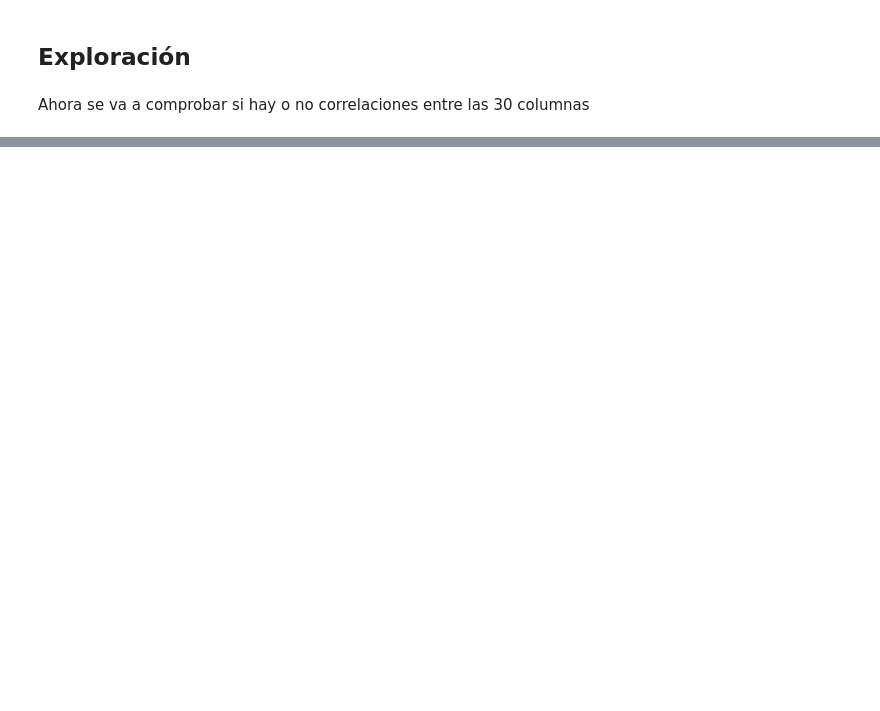
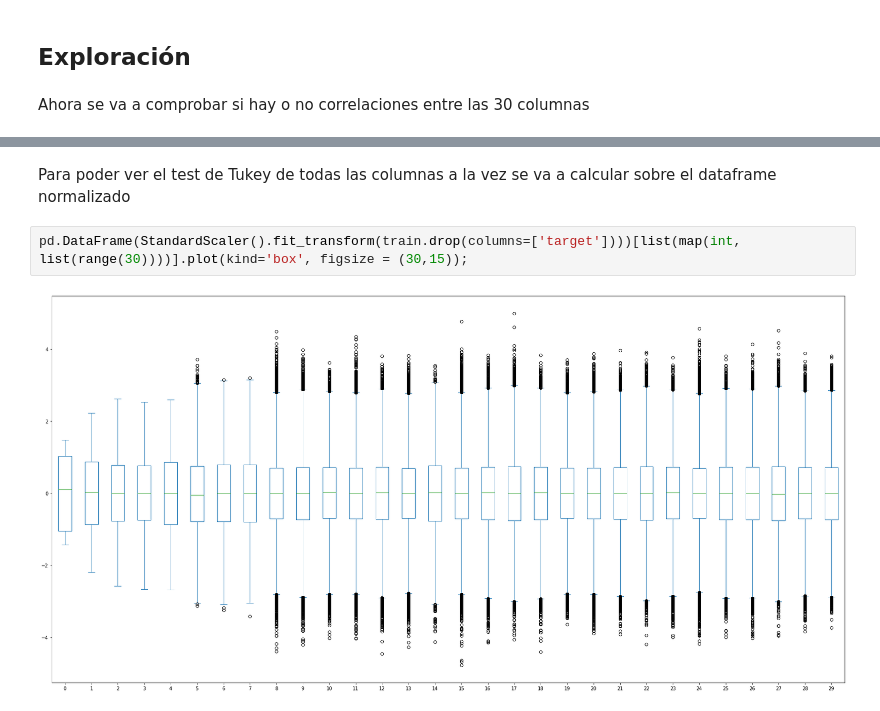
Before and after one commit to rodrigogalan/Proyecto_final, a Jupyter notebook: 3-Analysis_reducido.ipynb, the cells around one changed output, grey strips where cells are left out. Saved outputs shown, nothing was run; the diff lists cells and outputs as text; blank space fills up the shorter version.

```diff
--- a/3-Analysis_reducido.ipynb
+++ b/3-Analysis_reducido.ipynb
@@ -42,0 +73,6 @@ sns.heatmap(train.drop(columns=['target']).corr(),
+# %% [markdown]
+Para poder ver el test de Tukey de todas las columnas a la vez se va a calcular sobre el dataframe normalizado
+# %%
+pd.DataFrame(StandardScaler().fit_transform(train.drop(columns=['target'])))[list(map(int, list(range(30))))].plot(kind='box', figsize = (30,15));
+# %% [output]
+[figure, added]
```
Also changed, not shown: parts of 13 cells of this notebook, 5 other files.
